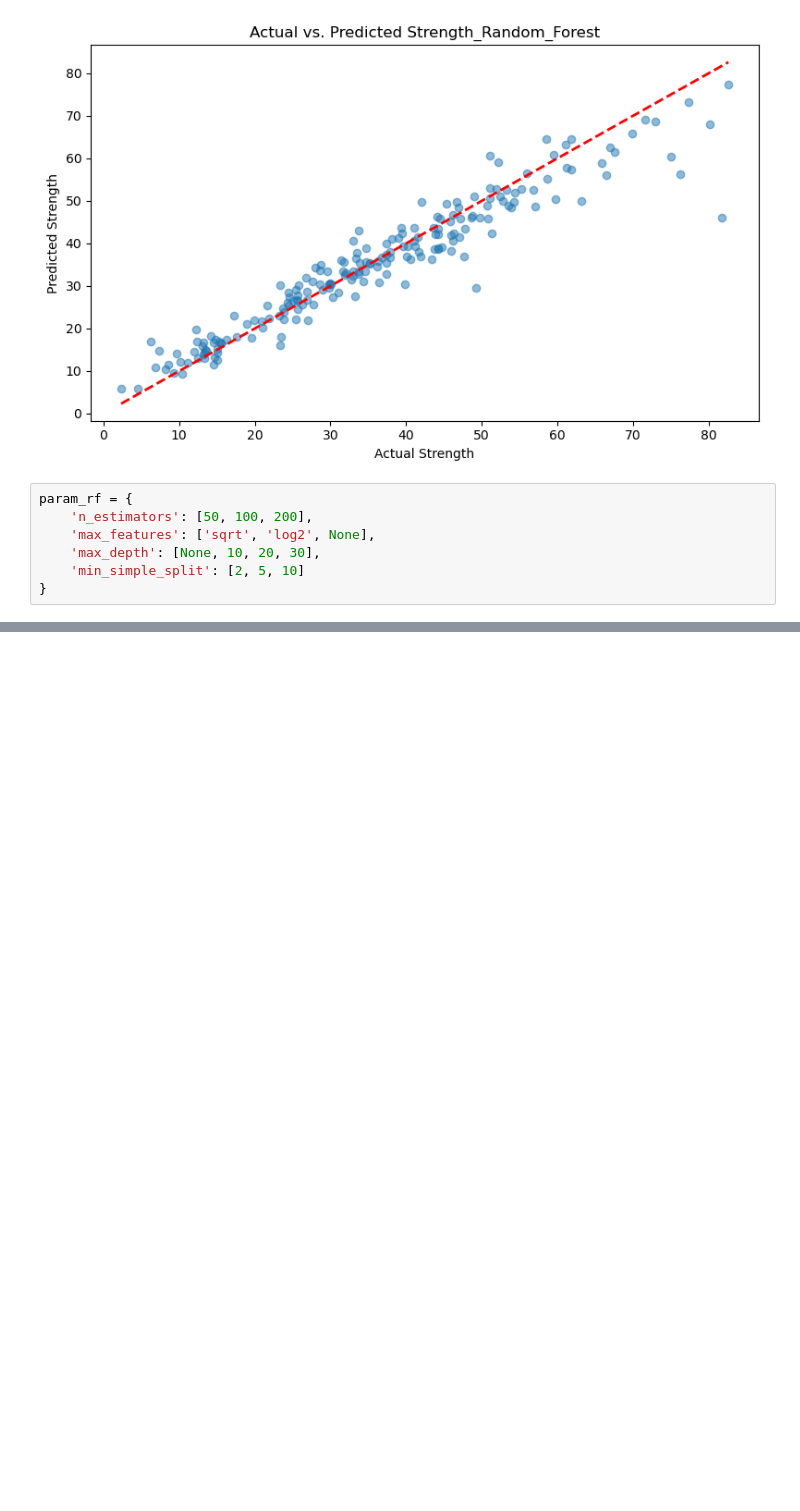
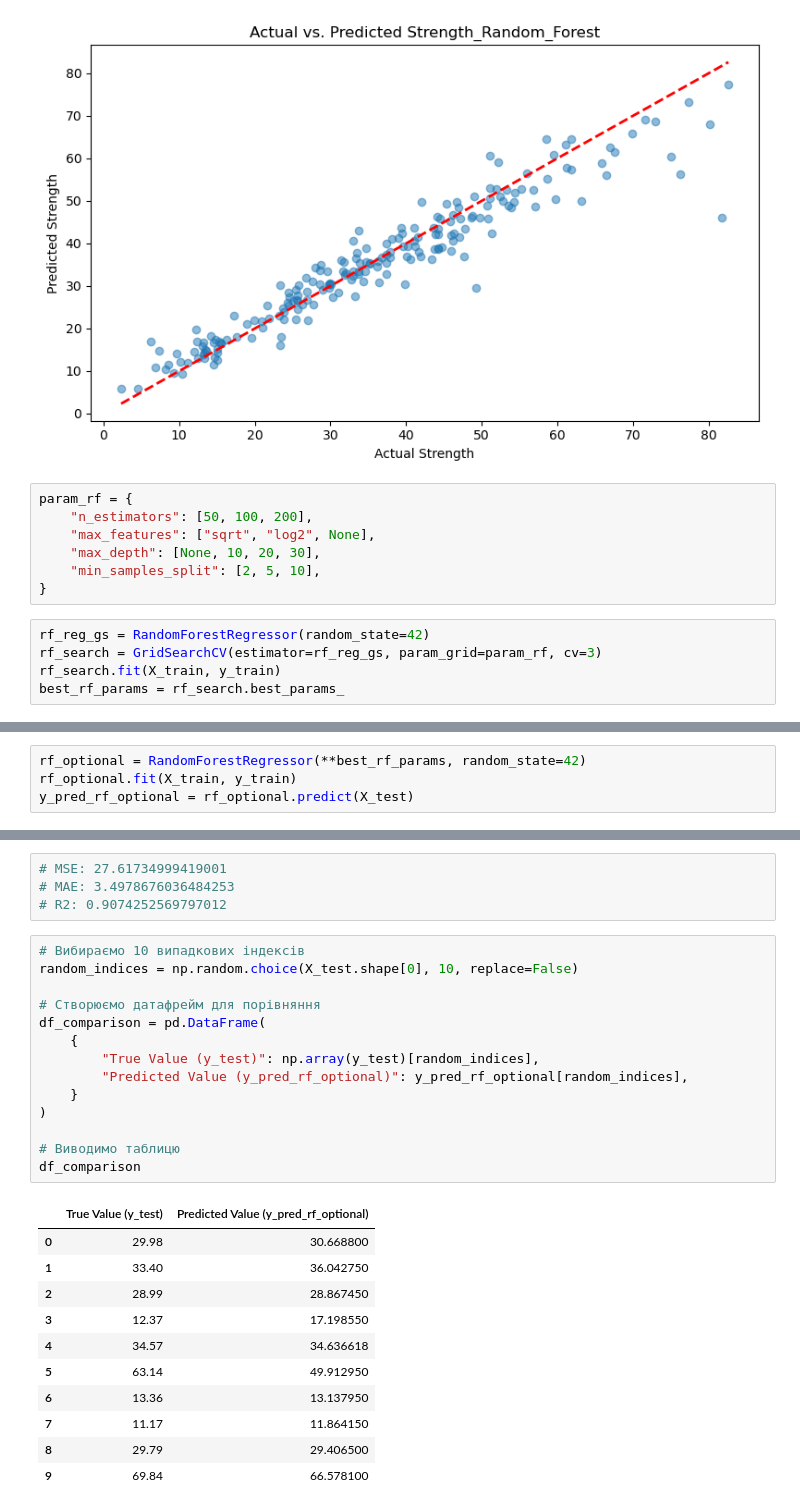
Before and after one commit to SiracencoSerghei/DataScienceHW, a Jupyter notebook: example_kaggle/les_3/Задача_регресіі_Прогнозування_міцності _бетону.ipynb, the cells around one changed output, grey strips where cells are left out. Cells and saved outputs as stored; diff of their text form; blank space fills up the shorter version.

```diff
--- a/example_kaggle/les_3/Задача_регресіі_Прогнозування_міцності _бетону.ipynb
+++ b/example_kaggle/les_3/Задача_регресіі_Прогнозування_міцності _бетону.ipynb
@@ -222,8 +222,13 @@ plt.show()
 [figure]
 # %%
 param_rf = {
-    'n_estimators': [50, 100, 200],
-    'max_features': ['sqrt', 'log2', None],
-    'max_depth': [None, 10, 20, 30],
-    'min_simple_split': [2, 5, 10]
+    "n_estimators": [50, 100, 200],
+    "max_features": ["sqrt", "log2", None],
+    "max_depth": [None, 10, 20, 30],
+    "min_samples_split": [2, 5, 10],
 }
+# %%
+rf_reg_gs = RandomForestRegressor(random_state=42)
+rf_search = GridSearchCV(estimator=rf_reg_gs, param_grid=param_rf, cv=3)
+rf_search.fit(X_train, y_train)
+best_rf_params = rf_search.best_params_
@@ -229,0 +242,4 @@ param_rf = {
+# %%
+rf_optional = RandomForestRegressor(**best_rf_params, random_state=42)
+rf_optional.fit(X_train, y_train)
+y_pred_rf_optional = rf_optional.predict(X_test)
@@ -229,0 +260,30 @@ param_rf = {
+# %%
+# MSE: 27.61734999419001
+# MAE: 3.4978676036484253
+# R2: 0.9074252569797012
+# %%
+# Вибираємо 10 випадкових індексів
+random_indices = np.random.choice(X_test.shape[0], 10, replace=False)
+
+# Створюємо датафрейм для порівняння
+df_comparison = pd.DataFrame(
+    {
+        "True Value (y_test)": np.array(y_test)[random_indices],
+        "Predicted Value (y_pred_rf_optional)": y_pred_rf_optional[random_indices],
+    }
+)
+
+# Виводимо таблицю
+df_comparison
+# %% [output]
+|  | True Value (y_test) | Predicted Value (y_pred_rf_optional) |
+| 0 | 29.98 | 30.668800 |
+| 1 | 33.40 | 36.042750 |
+| 2 | 28.99 | 28.867450 |
+| 3 | 12.37 | 17.198550 |
+| 4 | 34.57 | 34.636618 |
+| 5 | 63.14 | 49.912950 |
+| 6 | 13.36 | 13.137950 |
+| 7 | 11.17 | 11.864150 |
+| 8 | 29.79 | 29.406500 |
+| 9 | 69.84 | 66.578100 |
```
Also changed, not shown: parts of 3 cells of this notebook, 1 other file.
